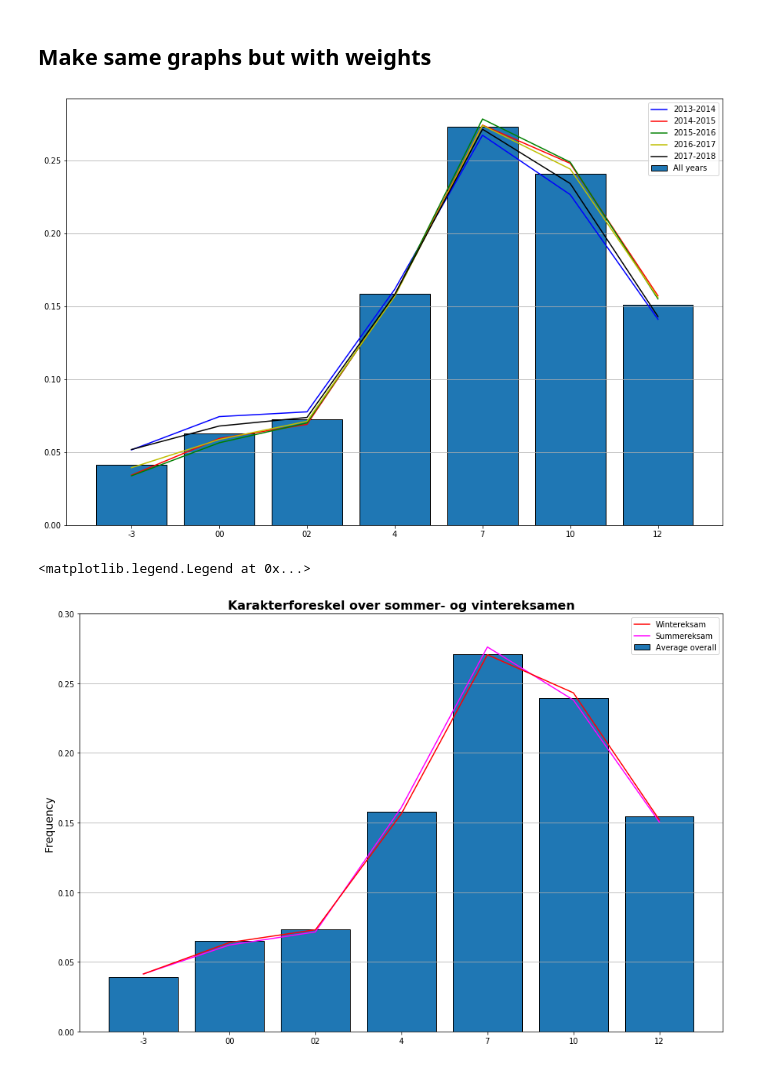
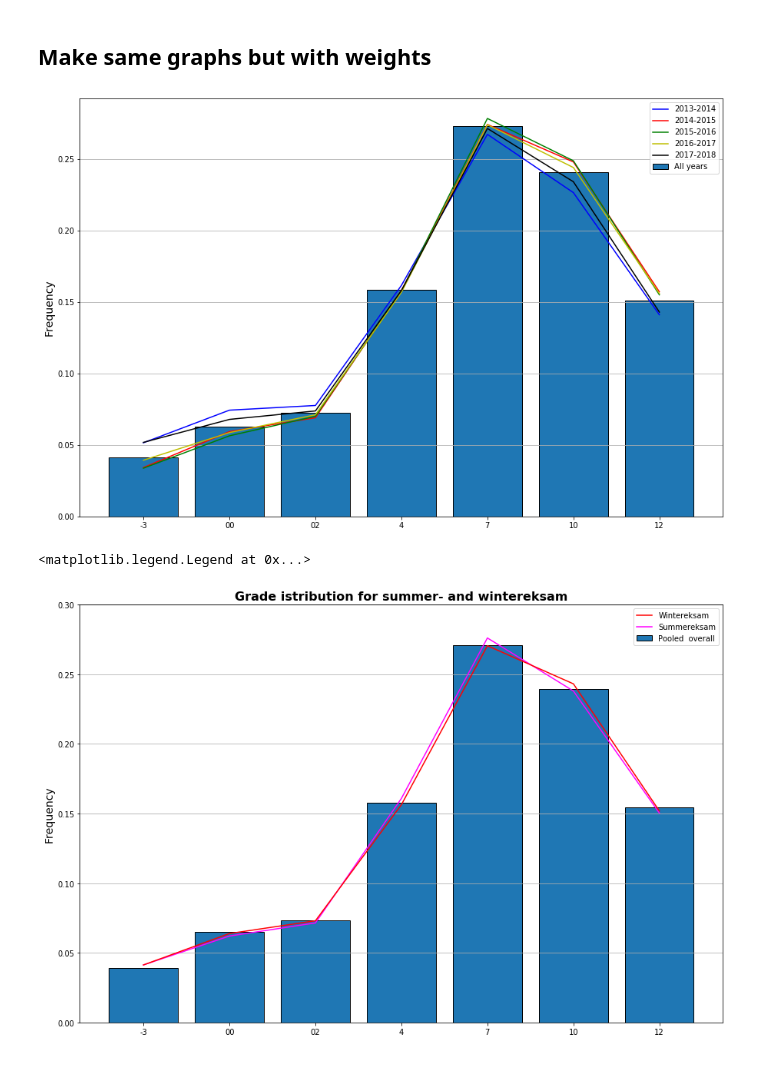
Before and after one commit to tnv875/Group18-NoTeeth, a Jupyter notebook: Exam project/Jacob legemappe/Load final data set (JACOB DUPLICATE)-Copy1.ipynb, the cells around one changed output. Drawn from its saved outputs; the diff is of its cells as text; code cells hidden in the pictures.

```diff
--- a/Exam project/Jacob legemappe/Load final data set (JACOB DUPLICATE)-Copy1.ipynb
+++ b/Exam project/Jacob legemappe/Load final data set (JACOB DUPLICATE)-Copy1.ipynb
@@ -190,17 +190,18 @@ y_sum_grades_freq_w;
 # %%
 f, axs = plt.subplots(figsize=(15,10))
 
 plt.grid(axis ='y')
 plt.plot(x, y_freq_w[0],'b-', label = years[0])
 plt.plot(x, y_freq_w[1],'r-',label = years[1])
 plt.plot(x, y_freq_w[2],'g-',label = years[2])
 plt.plot(x, y_freq_w[3], 'y-',label = years[3])
 plt.plot(x, y_freq_w[4],'k-',label = years[4])
 plt.bar(x, y_sum_grades_freq_w,edgecolor="black", label = "All years")
+plt.ylabel('Frequency',fontsize=14)
 plt.legend(loc='best')
 plt.show()
 # %% [output]
-[figure, old version]
+[figure, new version]
 # %%
 Termin_edit = []
 for i in range (len(df["Termin"])):
@@ -262,14 +262,14 @@ y_sum_grades_freq_e;
 
 f, ax = plt.subplots(figsize=(15,10))
 
-plt.title("Karakterforeskel over sommer- og vintereksamen", fontsize = 16, weight = 'bold')
+plt.title("Grade istribution for summer- and wintereksam", fontsize = 16, weight = 'bold')
 plt.ylim([0,0.30])
 plt.grid(axis ='y',zorder=0)
 plt.ylabel('Frequency',fontsize=14)
-plt.bar(x, y_sum_grades_freq, edgecolor='black', zorder=1, label ="Average overall")
+plt.bar(x, y_sum_grades_freq, edgecolor='black', zorder=1, label ="Pooled  overall")
 plt.plot(x, y_freq_e[0],zorder=3, label="Wintereksam", color="red")
 plt.plot(x, y_freq_e[1],zorder=2, label="Summereksam", color="magenta")
 plt.legend(loc='best')
 # %% [output]
 <matplotlib.legend.Legend at 0x...>
-[figure, old version]
+[figure, new version]
```
Also changed, not shown: parts of 1 cell of this notebook, 1 other file.
